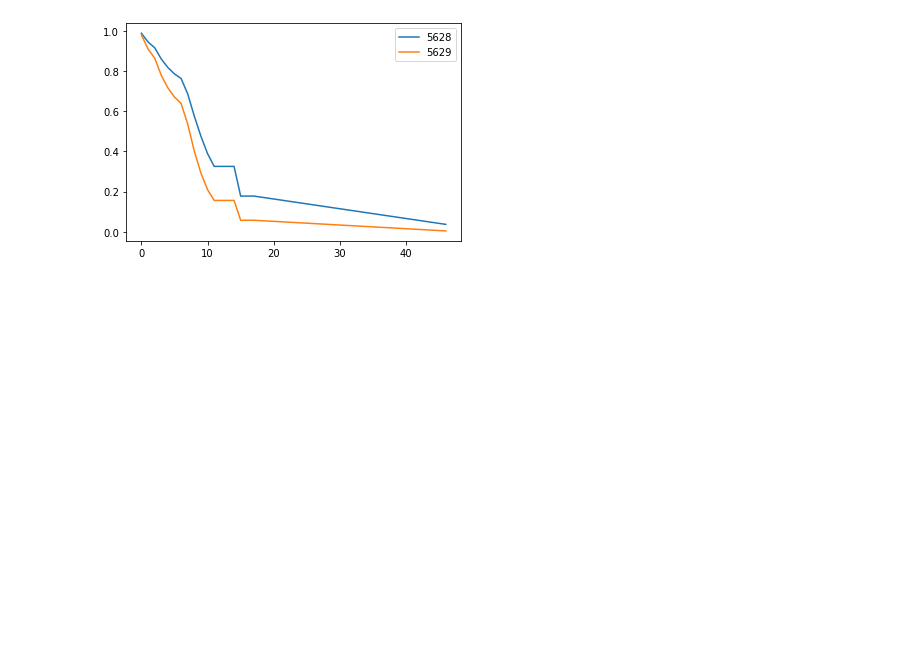
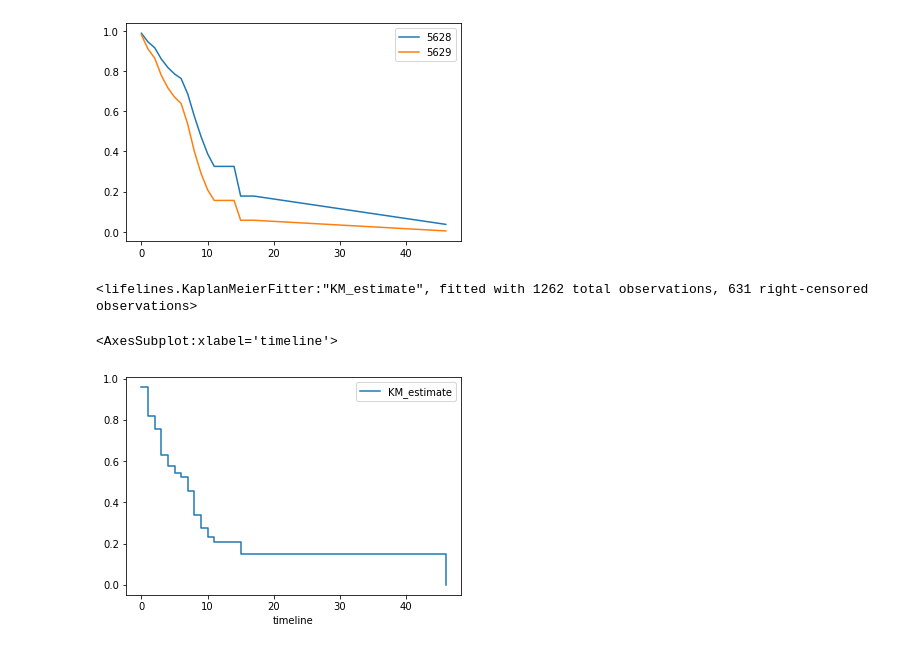
Before and after one commit to alexussaha/Ecommerce-Customer-Churn-Prediction, a Jupyter notebook: E-com analysis.ipynb, the cells around one changed output. Cells and saved outputs as stored; diff of their text form; code cells hidden in the pictures; blank space fills up the shorter version.

Commit message:
Added KaplanMeierFitter model

```diff
--- a/E-com analysis.ipynb
+++ b/E-com analysis.ipynb
@@ -295,0 +320,11 @@ df_encoded[-2:]
+# %%
+kpm = KaplanMeierFitter(alpha = 0.05)
+# %%
+kpm.fit(df_enc_balanced['DaySinceLastOrder'], df_enc_balanced['Churn'])
+# %% [output]
+<lifelines.KaplanMeierFitter:"KM_estimate", fitted with 1262 total observations, 631 right-censored observations>
+# %%
+kpm.plot(ci_show=False)
+# %% [output]
+<AxesSubplot:xlabel='timeline'>
+[figure, added]
```
Also changed, not shown: parts of 6 cells of this notebook.
